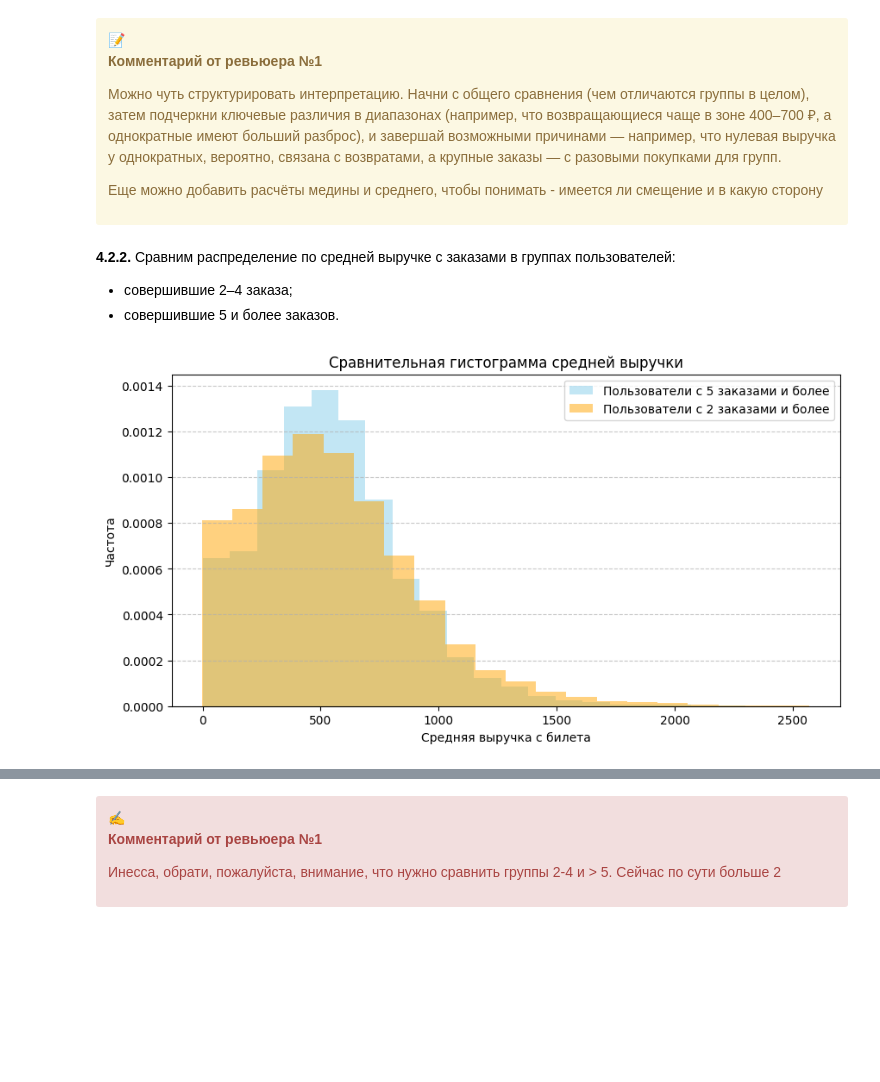
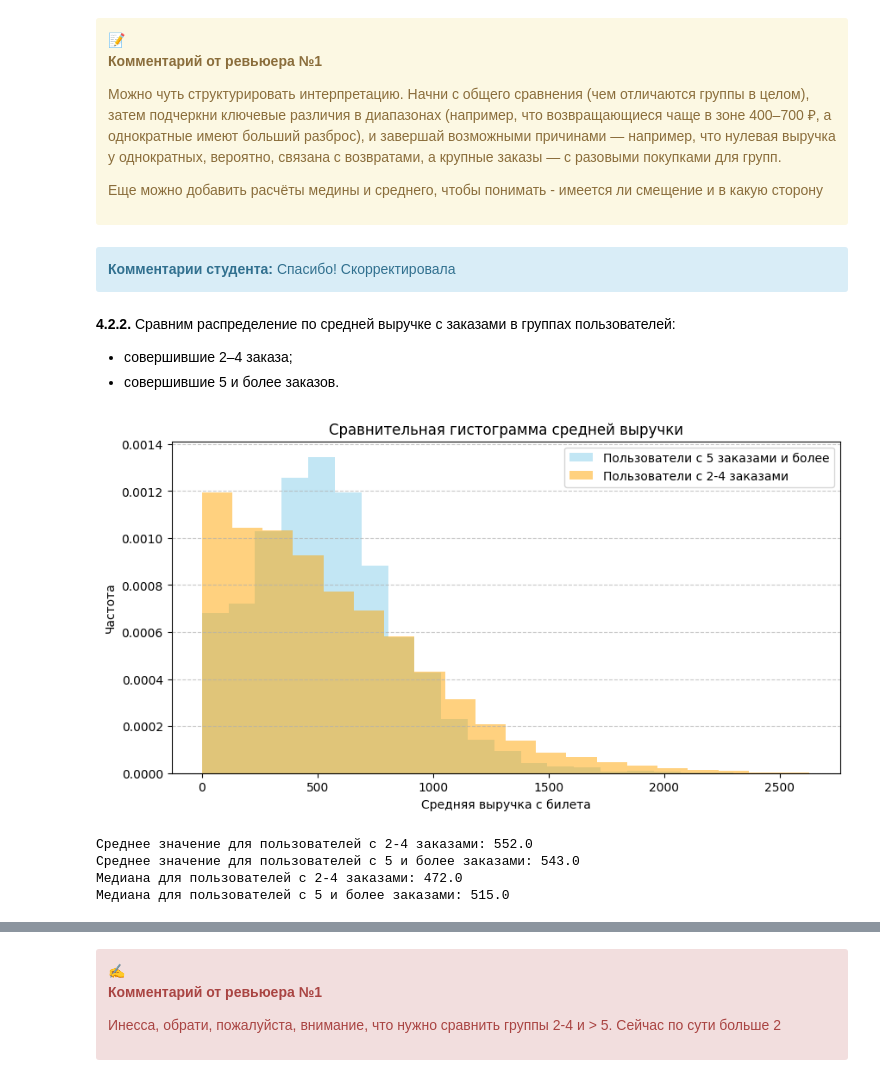
Before and after one commit to ChInessa/Yandex_afisha, a Jupyter notebook: Yandex_afisha_Chaunina_2.pynb.ipynb, the cells around one changed output, grey strips where cells are left out. Cells and saved outputs as stored; diff of their text form; code cells hidden in the pictures; blank space fills up the shorter version.

```diff
--- a/Yandex_afisha_Chaunina_2.pynb.ipynb
+++ b/Yandex_afisha_Chaunina_2.pynb.ipynb
@@ -1760,10 +1920,12 @@ dtypes: datetime64[ns, UTC](2), float32(1), float64(1), int64(3), object(5), tim
 memory usage: 2.1+ MB
 # %%
 # Оптимизируем тип данных столбцов `total_orders`,`is_two` и `is_five`
-user_profile_afisha_df[['total_orders', 'is_two', 'is_five']] = user_profile_afisha_df[['total_orders', 'is_two', 'is_five']].astype('int32')
+user_profile_afisha_df[['total_orders', 'is_two', 'is_five']] = \
+    user_profile_afisha_df[['total_orders', 'is_two', 'is_five']].astype('int32')
 # %%
 # Оптимизируем тип данных столбца `avg_revenue_per_order`
-user_profile_afisha_df['avg_revenue_per_order'] = user_profile_afisha_df['avg_revenue_per_order'].astype('float32')
+user_profile_afisha_df['avg_revenue_per_order'] = \
+    user_profile_afisha_df['avg_revenue_per_order'].astype('float32')
 # %%
 #Изучем оптимизированный датафрейм
 user_profile_afisha_df.info()
@@ -1944,7 +2117,8 @@ initial_row_count_filter_x
 threshold = user_profile_afisha_df['total_orders'].quantile(0.95)
 
 # Фильтруем данные
-user_profile_afisha_df = user_profile_afisha_df[user_profile_afisha_df['total_orders'] <= threshold]
+user_profile_afisha_df = \
+    user_profile_afisha_df[user_profile_afisha_df['total_orders'] <= threshold]
 # %%
 # Изучаем статистические показатели столбца total_orders в отфильтрованном датафрейме
 print('Статистические показатели столбца total_orders в отфильтрованном датафрейме:')
@@ -2195 +2374,5 @@ dtypes: datetime64[ns, UTC](2), float32(1), float64(1), int32(3), object(5), tim
 memory usage: 1.9+ MB
+# %%
+# Оптимизируем типы данных столбцов `avg_tickets_per_order`, `avg_days_since_prev`
+for column in ['avg_tickets_per_order','avg_days_since_prev']:
+    user_profile_afisha_df[column] = user_profile_afisha_df[column].astype('float32')
@@ -3097,25 +3563,46 @@ __Комментарий от ревьюера №1__
 Можно чуть структурировать интерпретацию. Начни с общего сравнения (чем отличаются группы в целом), затем подчеркни ключевые различия в диапазонах (например, что возвращающиеся чаще в зоне 400–700 ₽, а однократные имеют больший разброс), и завершай возможными причинами — например, что нулевая выручка у однократных, вероятно, связана с возвратами, а крупные заказы — с разовыми покупками для групп.
 
 Еще можно добавить расчёты медины и среднего, чтобы понимать - имеется ли смещение и в какую сторону
+# %% [markdown]
+<div class="alert alert-info"> <b>Комментарии студента:</b> Спасибо! Скорректировала</div>
 # %% [markdown]
 **4.2.2.** Сравним распределение по средней выручке с заказами в группах пользователей:
 - совершившие 2–4 заказа;
 - совершившие 5 и более заказов.
 # %%
-# Выбираем данные для пользователей с пятью и более заказами
+
+# Выбираем данные для пользователей с 2-4 заказами
+for_order_users = user_profile_afisha_df.loc[user_profile_afisha_df\
+    ['total_orders'].isin([2,3,4])]
+avg_revenue_single_tf = for_order_users['avg_revenue_per_order']
+
+# Выбираем данные для вернувшихся пользователей с 5 и более заказами
 five_order_users = user_profile_afisha_df.loc[user_profile_afisha_df['is_five'].isin([1])]
 five_revenue_single = five_order_users['avg_revenue_per_order']
 
+
 # Строим гистограмму
 plt.figure(figsize=(10, 5))
-plt.hist(five_revenue_single, bins=20, alpha=0.5, density=True, label='Пользователи с 5 заказами и более', color='skyblue')
-plt.hist(avg_revenue_returning, bins=20, alpha=0.5, density=True, label='Пользователи с 2 заказами и более', color='orange')
+plt.hist(five_revenue_single, bins=20, alpha=0.5, density=True,\
+    label='Пользователи с 5 заказами и более', color='skyblue')
+plt.hist(avg_revenue_single_tf, bins=20, alpha=0.5, density=True,\
+    label='Пользователи с 2-4 заказами', color='orange')
 plt.title('Сравнительная гистограмма средней выручки')
 plt.xlabel('Средняя выручка с билета')
 plt.ylabel('Частота')
 plt.legend()
 plt.grid(axis='y', linestyle='--', alpha=0.7)
 plt.show()
 # %% [output]
-[figure, old version]
+[figure, new version]
+# %%
+print(f'Среднее значение для пользователей с 2-4 заказами: {round(avg_revenue_single_tf.mean(),0)}')
+print(f'Среднее значение для пользователей с 5 и более заказами: {round(five_revenue_single.mean(),0)}')
+print(f'Медиана для пользователей с 2-4 заказами: {round(avg_revenue_single_tf.median(),0)}')
+print(f'Медиана для пользователей с 5 и более заказами: {round(five_revenue_single.median(),0)}')
+# %% [output]
+Среднее значение для пользователей с 2-4 заказами: 552.0
+Среднее значение для пользователей с 5 и более заказами: 543.0
+Медиана для пользователей с 2-4 заказами: 472.0
+Медиана для пользователей с 5 и более заказами: 515.0
 # %% [markdown]
```
Also changed, not shown: parts of 163 cells of this notebook.
